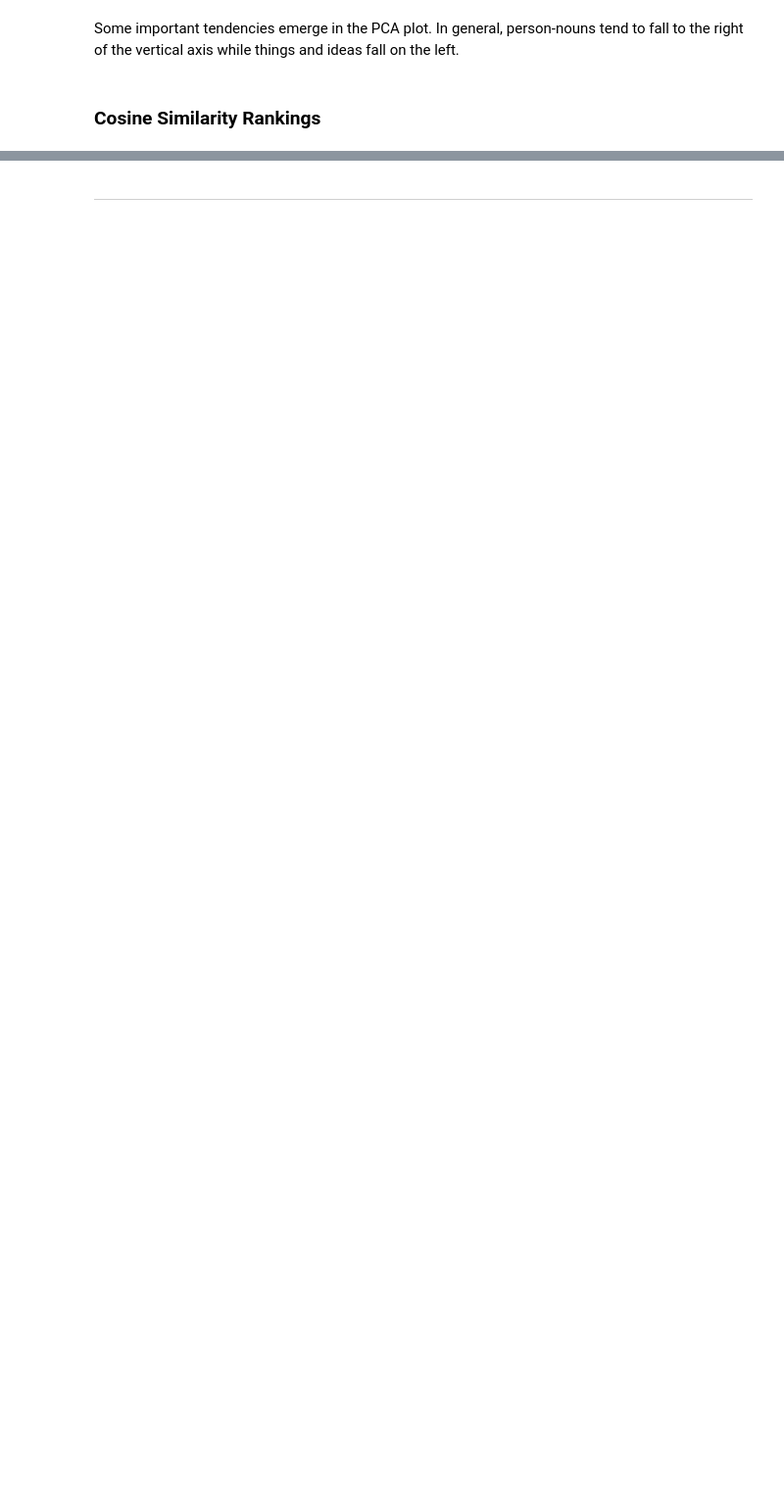
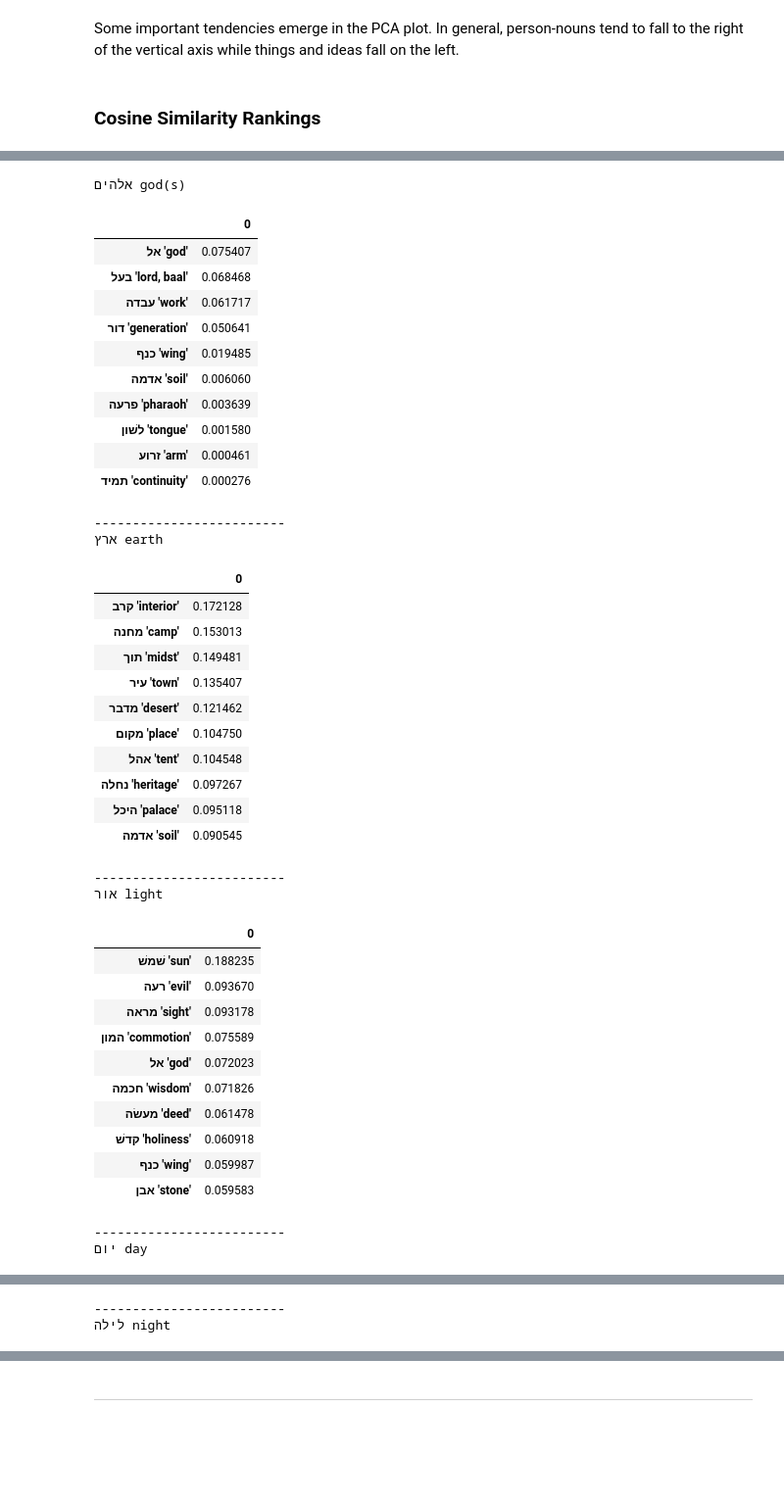
Before and after one commit to codykingham/noun_semantics, a Jupyter notebook: analysis/noun_semantics.ipynb, the cells around one changed output, grey strips where cells are left out. Shown at 98% size. Saved outputs shown, nothing was run; the diff lists cells and outputs as text; code cells hidden in the pictures; blank space fills up the shorter version.

Commit message:
add cosine similarity tables

```diff
--- a/analysis/noun_semantics.ipynb
+++ b/analysis/noun_semantics.ipynb
@@ -650,3 +653,7 @@ plot_PCA(pca_nouns, zoom=((-0.5, 0, -1.7, -1)))
 Some important tendencies emerge in the PCA plot. In general, person-nouns tend to fall to the right of the vertical axis while things and ideas fall on the left.
 # %% [markdown]
 ### Cosine Similarity Rankings
+# %%
+distances_raw = pairwise_distances(fishertransf.T.values, metric='cosine')
+distances = pd.DataFrame(distances_raw, columns=fishertransf.columns, index=fishertransf.columns)
+similarities = distances.apply(lambda n: 1-n) # convert distance matrix to similarities.
@@ -652,0 +664,55 @@ Some important tendencies emerge in the PCA plot. In general, person-nouns tend
+# %%
+for noun in similarities.columns:
+
+    sims = similarities[noun].sort_values(ascending=False).head(11)[1:]
+    sim_values = sims.values
+    lexemes = [F.lex_utf8.v(counts.target2node[noun]) for noun in sims.index]
+    glosses = [counts.target2gloss[noun] for noun in sims.index]
+    lex_glosses = [f'{lex} \'{gloss}\'' for lex, gloss in zip(lexemes, glosses)]
+    sims_new = pd.DataFrame(sim_values, index=lex_glosses)
+
+    print(F.lex_utf8.v(counts.target2node[noun]), counts.target2gloss[noun])
+    display(sims_new)
+    print('\n')
+    print('-'*25)
+# %% [output]
+אלהים god(s)
+|  | 0 |
+| אל 'god' | 0.075407 |
+| בעל 'lord, baal' | 0.068468 |
+| עבדה 'work' | 0.061717 |
+| דור 'generation' | 0.050641 |
+| כנף 'wing' | 0.019485 |
+| אדמה 'soil' | 0.006060 |
+| פרעה 'pharaoh' | 0.003639 |
+| לשׁון 'tongue' | 0.001580 |
+| זרוע 'arm' | 0.000461 |
+| תמיד 'continuity' | 0.000276 |
+-------------------------
+ארץ earth
+|  | 0 |
+| קרב 'interior' | 0.172128 |
+| מחנה 'camp' | 0.153013 |
+| תוך 'midst' | 0.149481 |
+| עיר 'town' | 0.135407 |
+| מדבר 'desert' | 0.121462 |
+| מקום 'place' | 0.104750 |
+| אהל 'tent' | 0.104548 |
+| נחלה 'heritage' | 0.097267 |
+| היכל 'palace' | 0.095118 |
+| אדמה 'soil' | 0.090545 |
+-------------------------
+אור light
+|  | 0 |
+| שׁמשׁ 'sun' | 0.188235 |
+| רעה 'evil' | 0.093670 |
+| מראה 'sight' | 0.093178 |
+| המון 'commotion' | 0.075589 |
+| אל 'god' | 0.072023 |
+| חכמה 'wisdom' | 0.071826 |
+| מעשׂה 'deed' | 0.061478 |
+| קדשׁ 'holiness' | 0.060918 |
+| כנף 'wing' | 0.059987 |
+| אבן 'stone' | 0.059583 |
+-------------------------
+יום day
@@ -652,0 +730,2 @@ Some important tendencies emerge in the PCA plot. In general, person-nouns tend
+-------------------------
+לילה night
```
Also changed, not shown: parts of 7 cells of this notebook, 1 other file.
